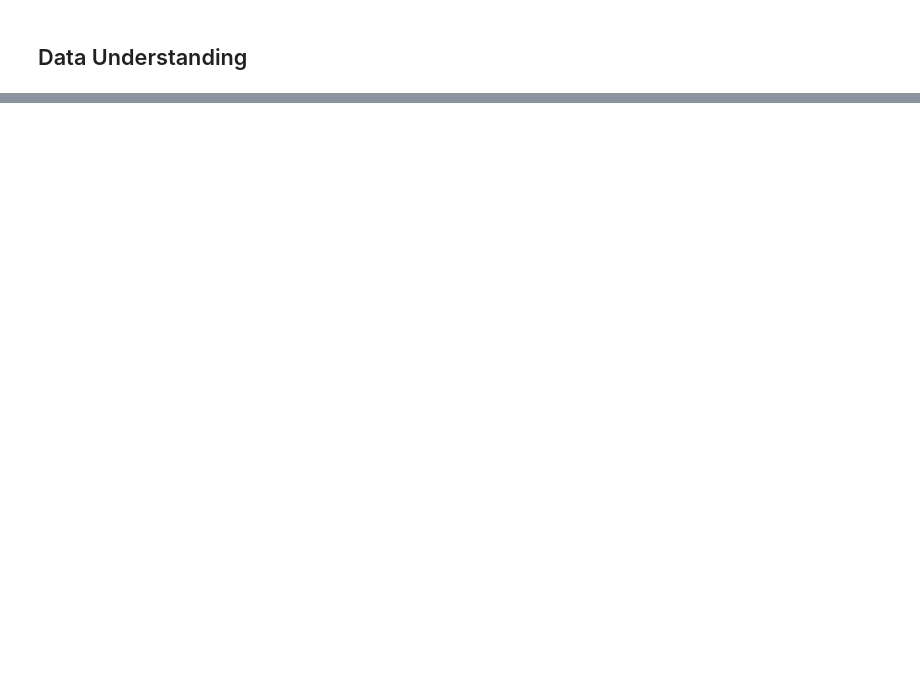
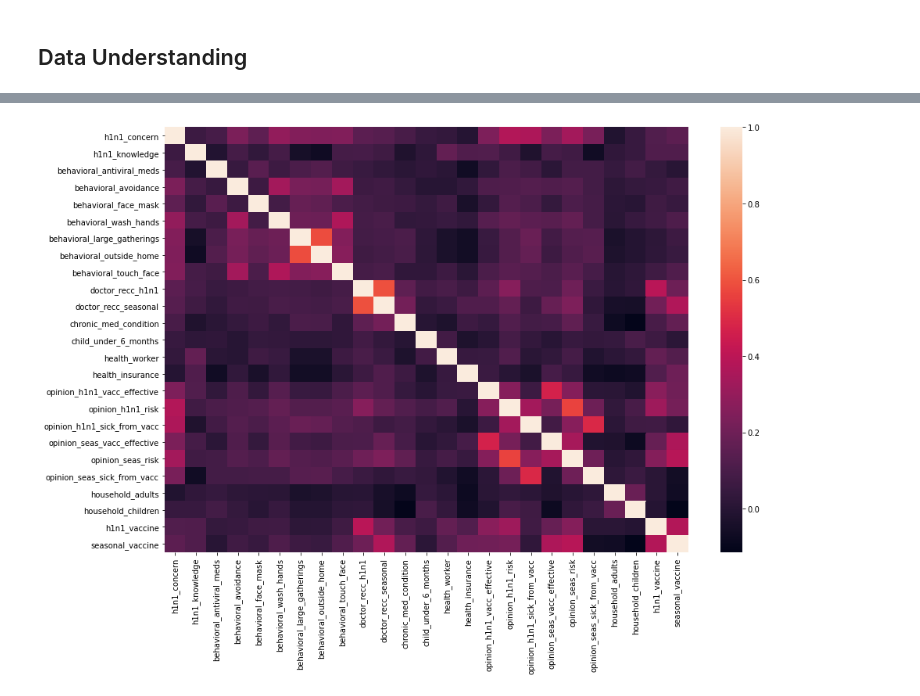
Before and after one commit to meghana-pakala/vaccine-prediction, a Jupyter notebook: final.ipynb, the cells around one changed output, grey strips where cells are left out. Drawn from its saved outputs; the diff is of its cells as text; code cells hidden in the pictures; blank space fills up the shorter version.

```diff
--- a/final.ipynb
+++ b/final.ipynb
@@ -136,0 +40,6 @@ A predictive recommendation might include:
+# %%
+# import data
+
+features_df = pd.read_csv("data/Training_Features.csv", index_col="respondent_id")
+labels_df = pd.read_csv("data/Training_Labels.csv", index_col="respondent_id")
+df = features_df.join(labels_df)
@@ -136,0 +75,7 @@ A predictive recommendation might include:
+# %%
+# plot correlation heatmap
+
+plt.figure(figsize=(15,10))
+sns.heatmap(df.corr());
+# %% [output]
+[figure, added]
```
Also changed, not shown: parts of 52 cells of this notebook, 4 other files.
